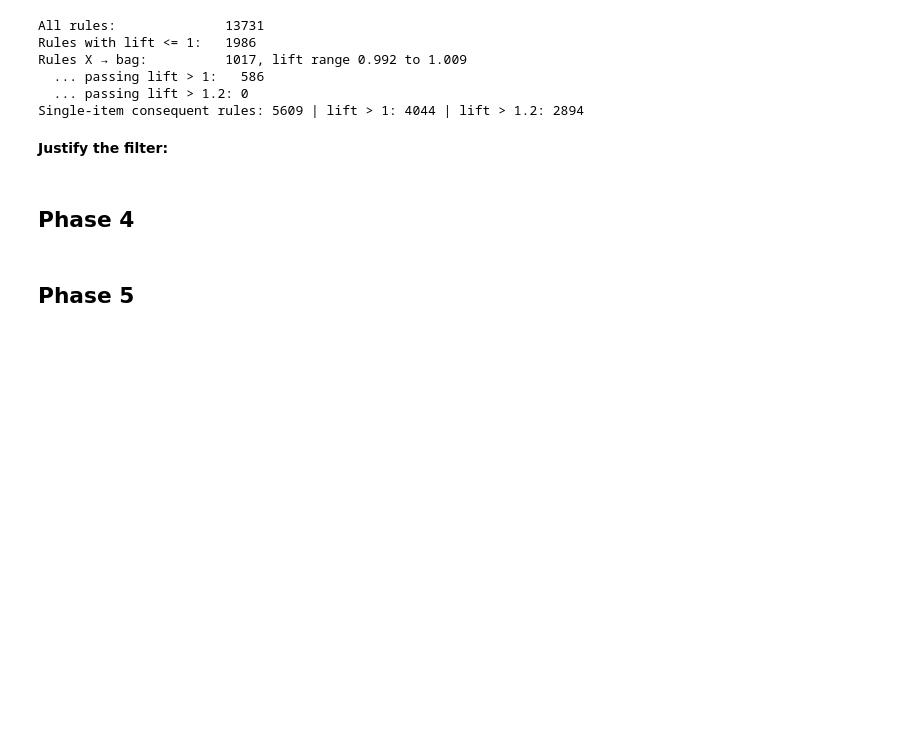
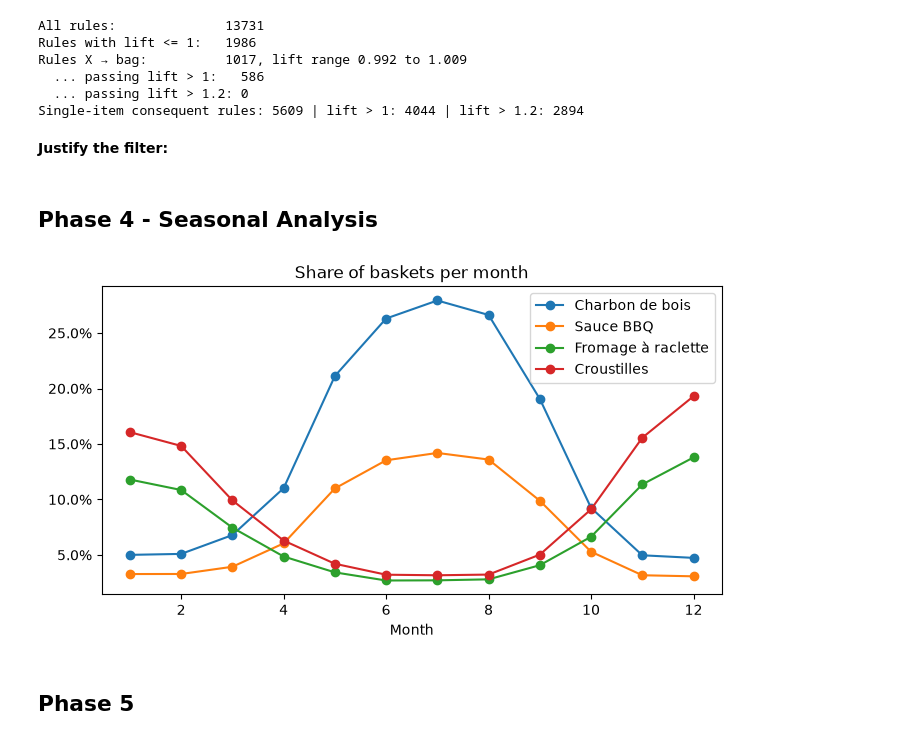
Before and after one commit to knikop/boreal-reco-knikop, a Jupyter notebook: notebooks/01_mining.ipynb, the cells around one changed output. Saved outputs shown, nothing was run; the diff lists cells and outputs as text; code cells hidden in the pictures; blank space fills up the shorter version.

Commit message:
- fixed phase 4 grammar and placement - added comparisons cell 1 of 5

```diff
--- a/notebooks/01_mining.ipynb
+++ b/notebooks/01_mining.ipynb
@@ -344,6 +344,18 @@ Single-item consequent rules: 5609 | lift > 1: 4044 | lift > 1.2: 2894
 # %% [markdown]
 **Justify the filter:**
 # %% [markdown]
-## Phase 4
+## Phase 4 - Seasonal Analysis
+# %%
+# Month of each basket, aligned on the basket index (= TransactionID)
+month = tx.groupby('TransactionID')['Date'].first().dt.month.reindex(basket.index)
+assert month.isna().sum() == 0, 'every basket must have a month'
+
+# Monthly share of baskets containing a few seasonal items
+share = basket.groupby(month.values)[['Charbon de bois', 'Sauce BBQ', 'Fromage à raclette', 'Croustilles']].mean()
+share.plot(marker='o', figsize=(8, 4), title='Share of baskets per month')
+plt.gca().yaxis.set_major_formatter(PercentFormatter(1.0))
+plt.xlabel('Month'); plt.show()
+# %% [output]
+[figure, added]
 # %% [markdown]
 ## Phase 5
```
